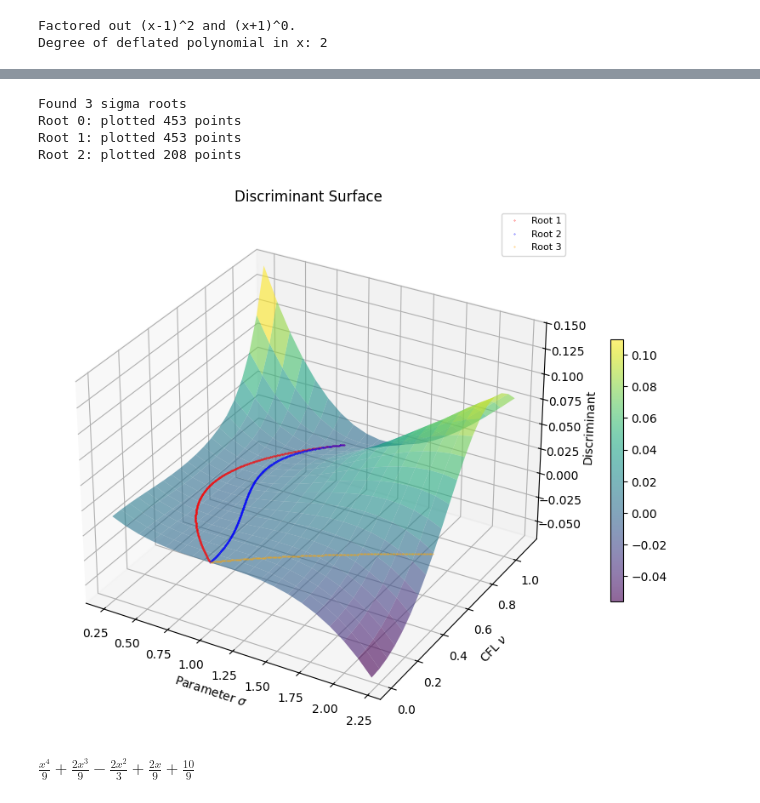
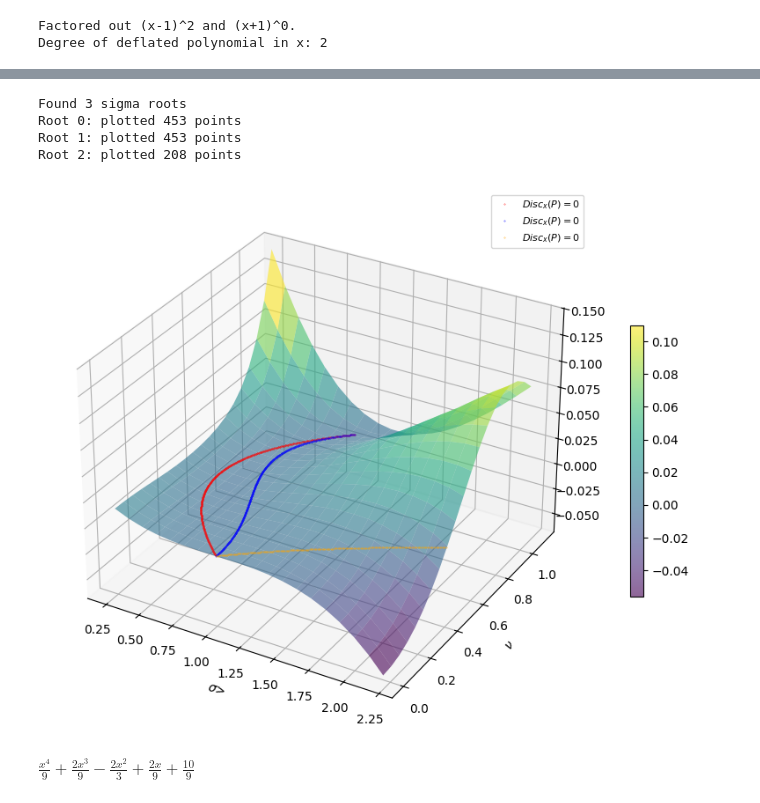
Before and after one commit to ukolov-ivan/mipt-vkr, a Jupyter notebook: src/sym.ipynb, the cells around one changed output, grey strips where cells are left out. Cells and saved outputs as stored; diff of their text form; code cells hidden in the pictures.

```diff
--- a/src/sym.ipynb
+++ b/src/sym.ipynb
@@ -816,39 +816,45 @@ for i, root_func in enumerate(sigma_root_funcs):
                 linestyle="",
                 marker='.',
                 markersize=.5,
                 linewidth=.1,
-                label=f'Root {i+1}',
+                # label=f'Root {i+1}',
+                # label=f'Корень {i+1}',
+                label='$Disc_x(P) = 0$',
                 zorder=10
             )
             print(f"Root {i}: plotted {np.sum(~np.isnan(sigma_real))} points")
         else:
             print(f"Root {i}: no real values in domain")
 
     except Exception as e:
         print(f"Root {i} error: {e}")
 
 ax.legend(loc='best', fontsize=8)
 
 # ax.plot(sigma_vals, [0]*len(sigma_vals), numerical_max_cfls,
 #         'b--', linewidth=2, label='Numerical max over θ')
-ax.set_xlabel(r'Parameter $\sigma$')
-ax.set_ylabel(r'CFL $\nu$')
+# ax.set_xlabel(r'Parameter $\sigma$')
+ax.set_xlabel(r'$\sigma$>')
+# ax.set_ylabel(r'CFL $\nu$')
+ax.set_ylabel(r'$\nu$')
 # ax.set_zlim(0, 1.2)
-ax.set_zlabel(r'Discriminant')
-ax.set_title('Discriminant Surface')
+# ax.set_zlabel(r'Discriminant')
+# Discax.set_zlabel(r'Дискриминант')
+# ax.set_title('Discriminant Surface')
+# ax.set_title('Discriminant Surface')
 
 # Colour bar – need figure
 fig = ax.figure
 fig.colorbar(surf, shrink=0.5)
 plt.savefig('discriminant-surface.pgf')
 # tikzplotlib.save('discriminant-surface.tikz', axis_width=r"\textwidth")
 plt.show()
 # %% [output]
 Found 3 sigma roots
 Root 0: plotted 453 points
 Root 1: plotted 453 points
 Root 2: plotted 208 points
-[figure, old version]
+[figure, new version]
 # %%
 # for i, sigma_root_expr in enumerate(sigma_roots):
 #     print(f"\n--- Root {i+1}: Check ---")
```
Also changed, not shown: parts of 5 cells of this notebook, 2 other files.
